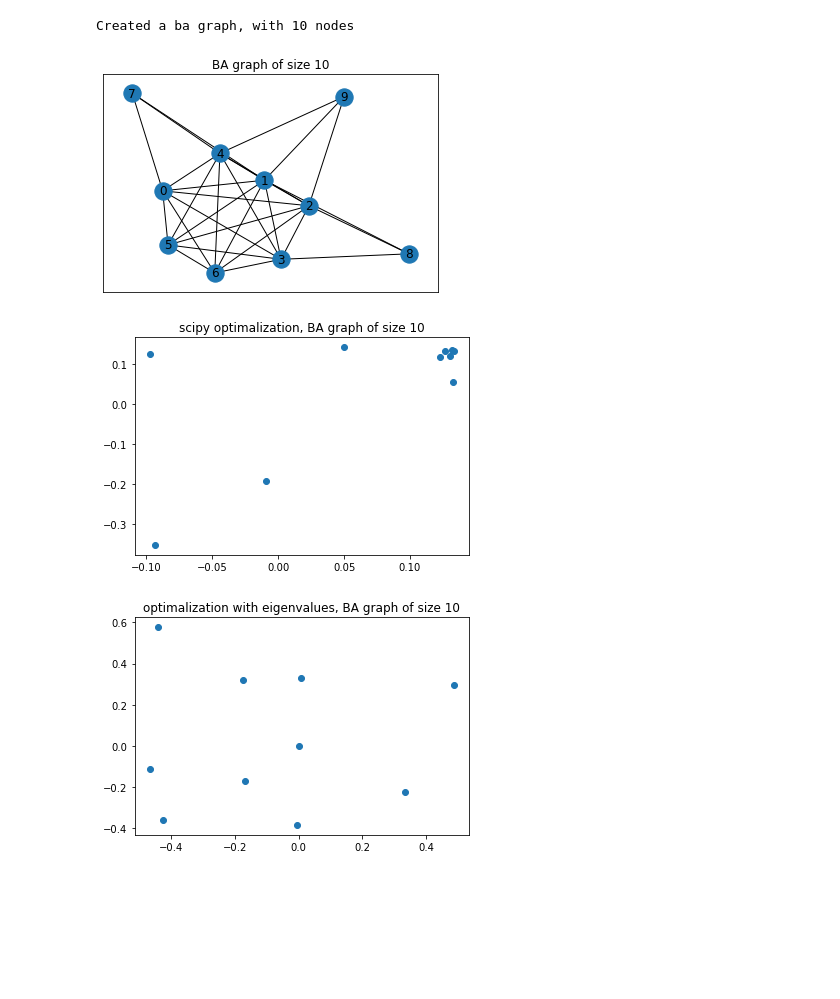
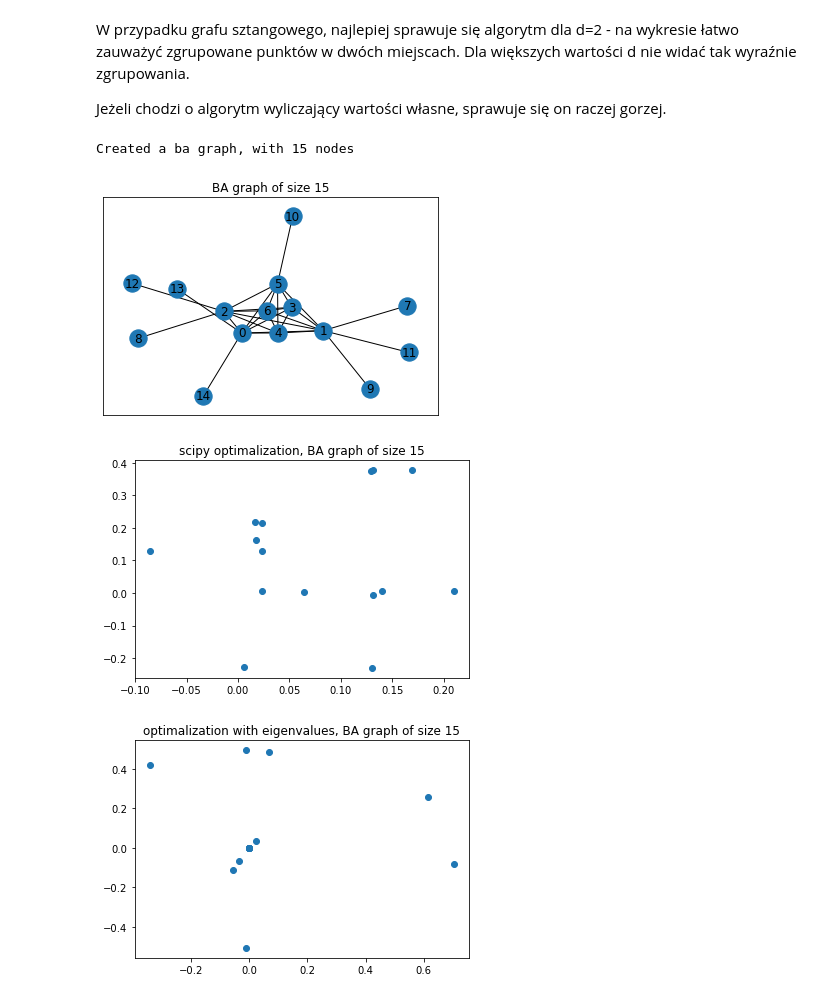
Before and after one commit to Fersoil/graph-mapping, a Jupyter notebook: summary.ipynb, the cells around one changed output. Saved outputs shown, nothing was run; the diff lists cells and outputs as text; code cells hidden in the pictures; blank space fills up the shorter version.

```diff
--- a/summary.ipynb
+++ b/summary.ipynb
@@ -288,8 +93,12 @@ Created a barbell graph, with 5 and 3 nodes
+# %% [markdown]
+W przypadku grafu sztangowego, najlepiej sprawuje się algorytm dla d=2 - na wykresie łatwo zauważyć zgrupowane punktów w dwóch miejscach. Dla większych wartości d nie widać tak wyraźnie zgrupowania.
+
+Jeżeli chodzi o algorytm wyliczający wartości własne, sprawuje się on raczej gorzej.
 # %%
-graph.ba_graph(7, 10, 3)
+graph.ba_graph(7, 15, 1)
 graph.show_results("BA graph")
 # %% [output]
-Created a ba graph, with 10 nodes
+Created a ba graph, with 15 nodes
-[figure, old version]
+[figure, new version]
-[figure, old version]
+[figure, new version]
-[figure, old version]
+[figure, new version]
```
Also changed, not shown: parts of 24 cells of this notebook, 4 other files.
